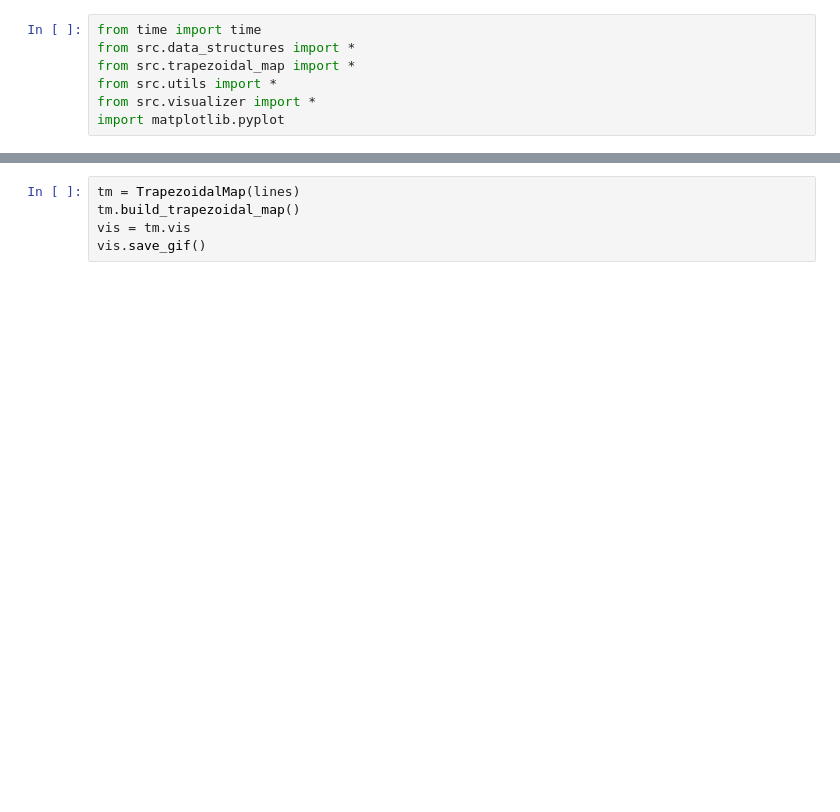
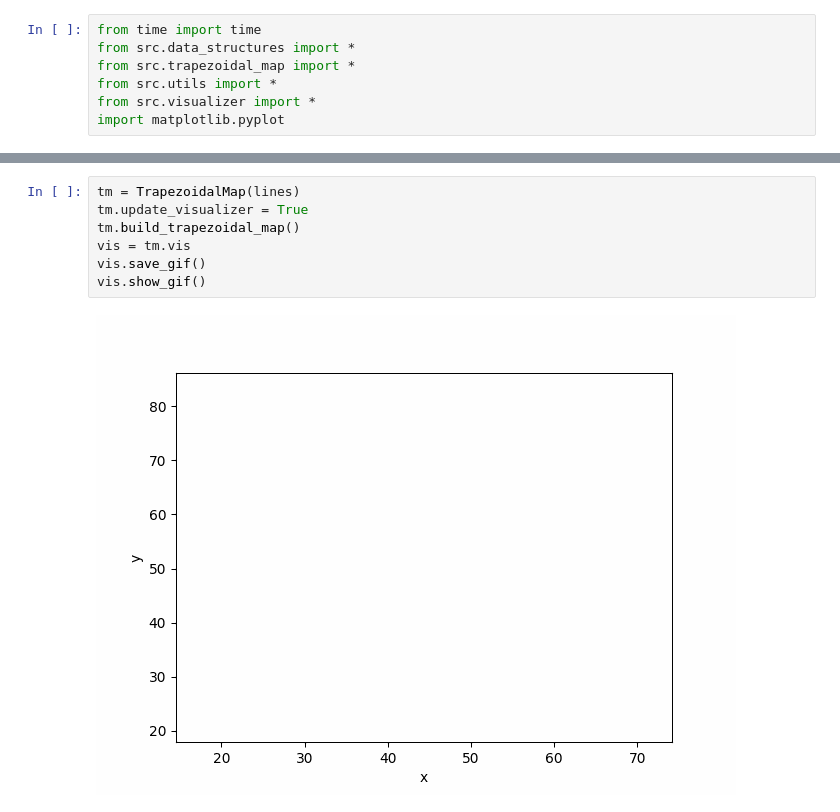
Before and after one commit to mistrzegiptu/Trapezoidal_Map, a Jupyter notebook: project/main.ipynb, the cells around one changed output, grey strips where cells are left out. Saved outputs shown, nothing was run; the diff lists cells and outputs as text; blank space fills up the shorter version.

```diff
--- a/project/main.ipynb
+++ b/project/main.ipynb
@@ -58,6 +56,10 @@ print(lines)
 # %%
 tm = TrapezoidalMap(lines)
+tm.update_visualizer = True
 tm.build_trapezoidal_map()
 vis = tm.vis
 vis.save_gif()
+vis.show_gif()
+# %% [output]
+[figure, added]
 # %%
```
Also changed, not shown: parts of 4 cells of this notebook, 1 other file.
